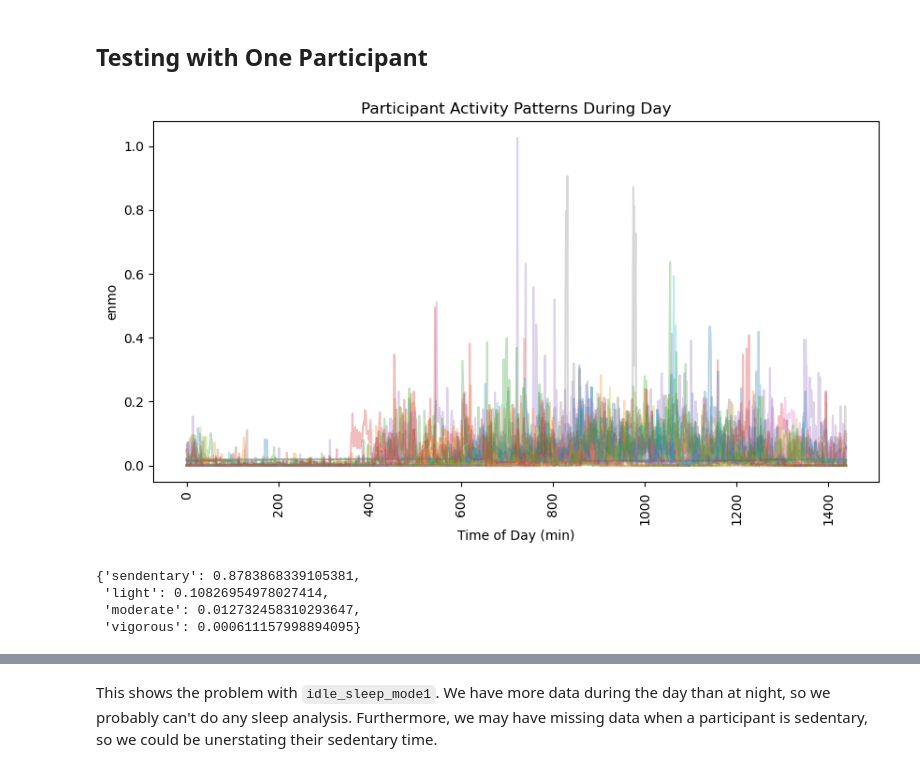
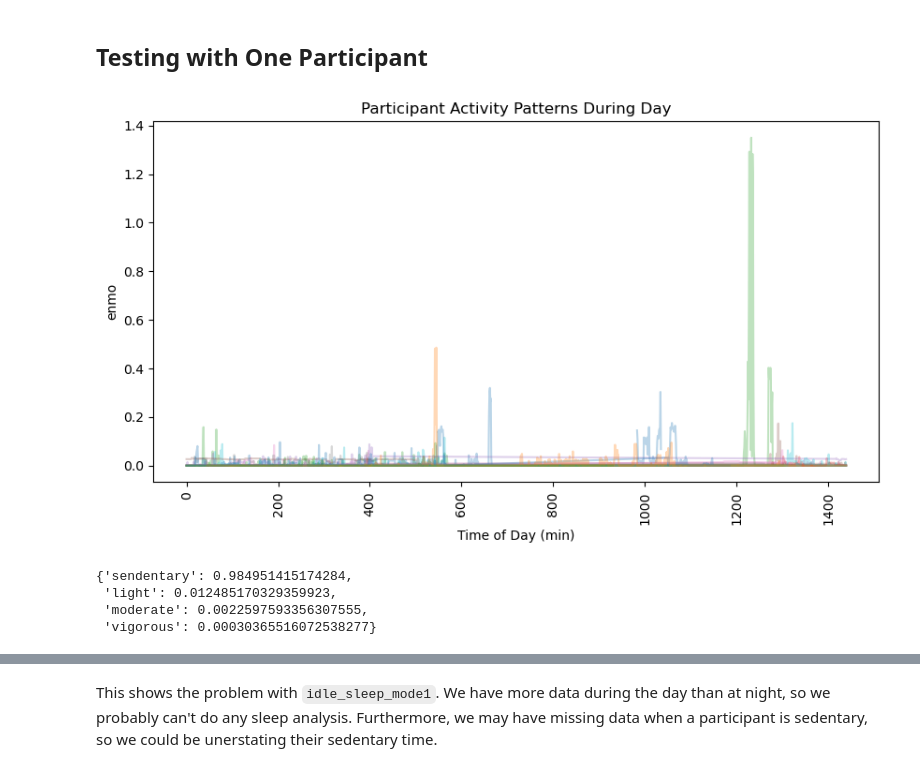
Before and after one commit to kzapalac/AML_Final_Project, a Jupyter notebook: ActigraphyProcessing.ipynb, the cells around one changed output, grey strips where cells are left out. Saved outputs shown, nothing was run; the diff lists cells and outputs as text; code cells hidden in the pictures.

Commit message:
Update actigraphy processing by dropping non-wear rows.

```diff
--- a/ActigraphyProcessing.ipynb
+++ b/ActigraphyProcessing.ipynb
@@ -25,6 +25,14 @@ from tqdm import tqdm
 base_dir = 'data/series_train.parquet'
 subdirs = os.listdir(base_dir)
 pids = [s.replace('id=', '') for s in subdirs]
+# %%
+# get train data to determine who has low/high SII for plots
+pids = pd.Series(pids)
+train = pd.read_csv('data/train.csv')
+train = train[['id', 'sii']]
+train[train['id'].isin(pids)]
+low_pids = train.loc[train['sii'] == 0, 'id']
+hig_pids = train.loc[train['sii'] == 3, 'id']
 # %%
 # functions that can be used for each participant
 def read_parquet(pid):
@@ -33,6 +41,9 @@ def read_parquet(pid):
 
     # Read the Parquet file into a DataFrame
     df = pd.read_parquet(file_path)
+
+    # drop non-wear
+    df = df[df['non-wear_flag'] == 0]
 
     return df
 
@@ -123,21 +134,20 @@ def get_activity_levels(df, thresholds = (0.0563, 0.1916, 0.6958)):
 # %% [markdown]
 ## Testing with One Participant
 # %%
-subdir = subdirs[0]
-pid = pids[1]
+pid = pids[2]
 
 # function calls
 df = read_parquet(pid)
 df['formatted_time'] = df['time_of_day'].apply(format_time)
 df = create_datetime_col(df)
 plot_participant_activity(df)
 get_activity_levels(df)
 # %% [output]
-[figure, old version]
+[figure, new version]
-{'sendentary': 0.8783868339105381,
- 'light': 0.10826954978027414,
- 'moderate': 0.012732458310293647,
- 'vigorous': 0.000611157998894095}
+{'sendentary': 0.984951415174284,
+ 'light': 0.012485170329359923,
+ 'moderate': 0.0022597593356307555,
+ 'vigorous': 0.00030365516072538277}
 # %%
 # what does non-wear flag data look like?
 # should we filter it?
```
Also changed, not shown: parts of 12 cells of this notebook, 2 other files.
